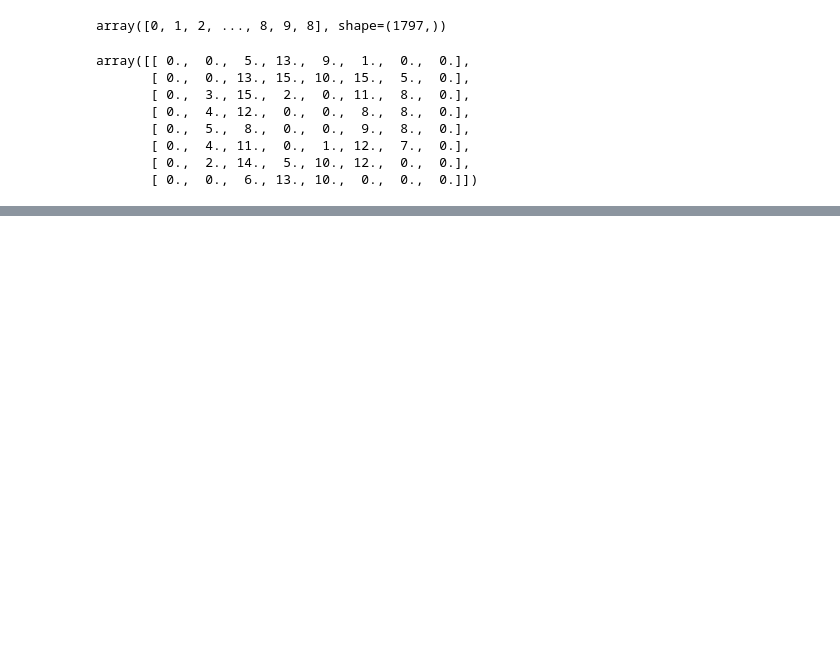
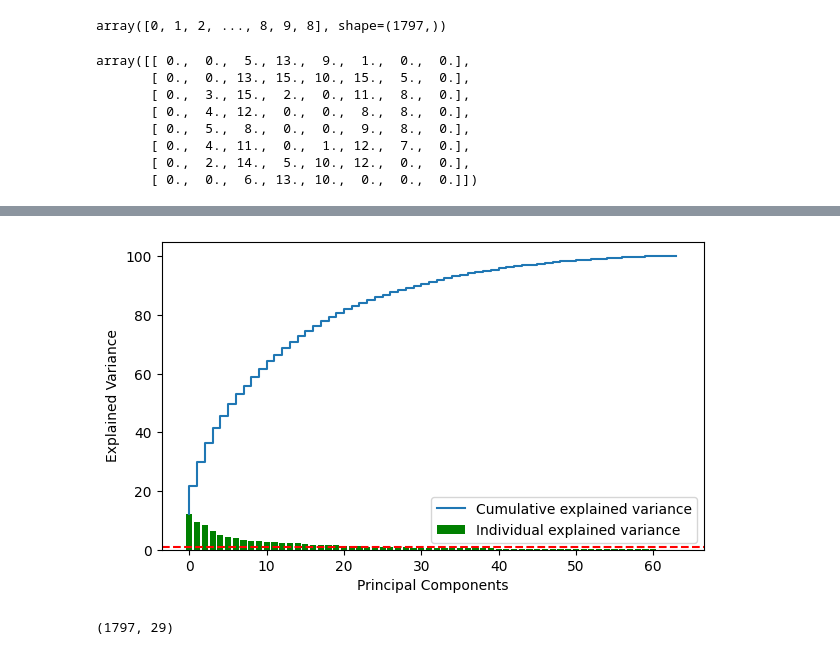
Before and after one commit to Naman7600/PCA-on-Handwritten-Digits-Dataset, a Jupyter notebook: Pca Handson.ipynb, the cells around one changed output, grey strips where cells are left out. Cells and saved outputs as stored; diff of their text form; code cells hidden in the pictures; blank space fills up the shorter version.

```diff
--- a/Pca Handson.ipynb
+++ b/Pca Handson.ipynb
@@ -122,0 +197,3 @@ plt.imshow(image, cmap='gray')
+# %%
+eig_val,eig_vec = np.linalg.eig(cov_mat)
+pd.DataFrame(eig_val)
@@ -122,0 +230,9 @@ plt.imshow(image, cmap='gray')
+# %%
+total = sum(eig_val)
+# %%
+exp_var=[]
+
+for i in sorted(eig_val,reverse=True):
+    exp_var.append((i/total)*100)
+
+pd.DataFrame(exp_var,columns=['Explained Variance'])
@@ -122,0 +253,3 @@ plt.imshow(image, cmap='gray')
+# %%
+cum_exp_var = np.cumsum(exp_var)
+pd.DataFrame(cum_exp_var,columns=["Cummulative Frequency EXP-VAR"])
@@ -122,0 +270,11 @@ plt.imshow(image, cmap='gray')
+# %%
+plt.figure(figsize =(7,4))
+plt.bar(range(len(exp_var)),exp_var,label="Individual explained variance",color ="g")
+plt.step(range(len(exp_var)),cum_exp_var,label="Cumulative explained variance")
+plt.xlabel("Principal Components")
+plt.ylabel("Explained Variance")
+plt.axhline(y=1,color = "red",linestyle = "--")
+plt.legend()
+plt.show()
+# %% [output]
+[figure, added]
@@ -122,0 +283,6 @@ plt.imshow(image, cmap='gray')
+# %%
+pca=PCA(0.95)
+x_pca = pca.fit_transform(x)
+x_pca.shape
+# %% [output]
+(1797, 29)
```
Also changed, not shown: parts of 22 cells of this notebook.
